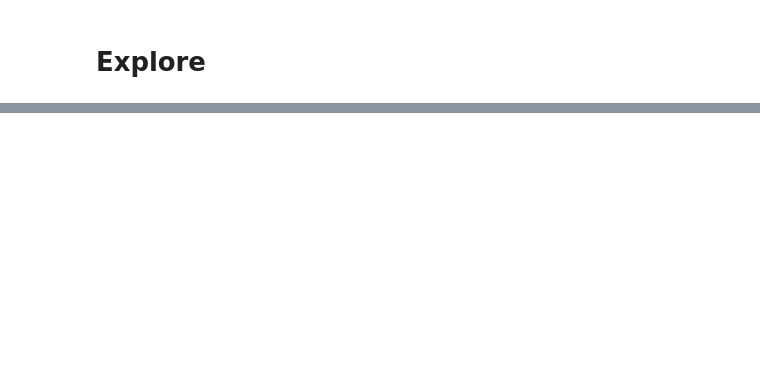
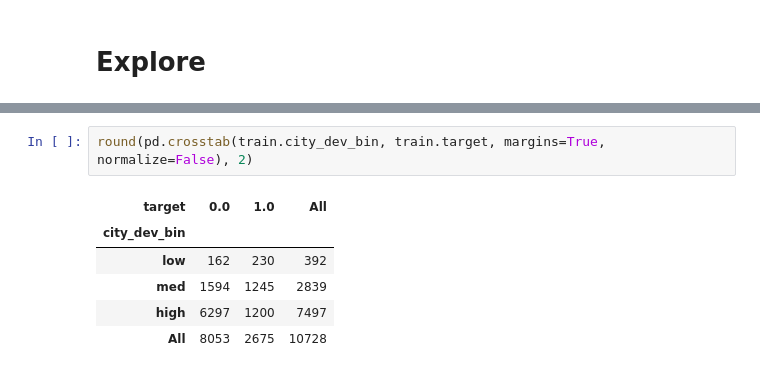
Before and after one commit to RyvynYoung/HRdataset, a Jupyter notebook: mvp.ipynb, the cells around one changed output, grey strips where cells are left out. Drawn from its saved outputs; the diff is of its cells as text; blank space fills up the shorter version.

```diff
--- a/mvp.ipynb
+++ b/mvp.ipynb
@@ -237,0 +302,9 @@ train.describe(include='all')
+# %%
+round(pd.crosstab(train.city_dev_bin, train.target, margins=True, normalize=False), 2)
+# %% [output]
+| target | 0.0 | 1.0 | All |
+| city_dev_bin |  |  |  |
+| low | 162 | 230 | 392 |
+| med | 1594 | 1245 | 2839 |
+| high | 6297 | 1200 | 7497 |
+| All | 8053 | 2675 | 10728 |
```
Also changed, not shown: parts of 11 cells of this notebook.
